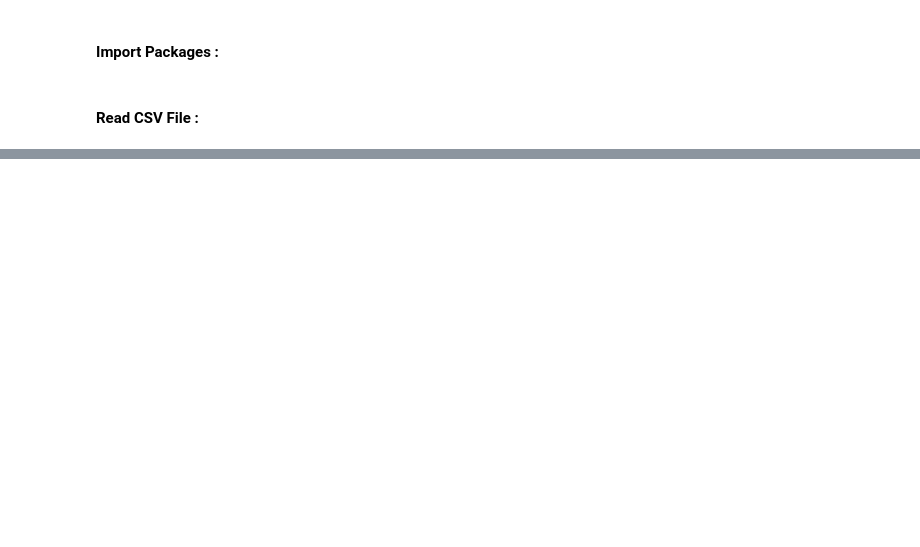
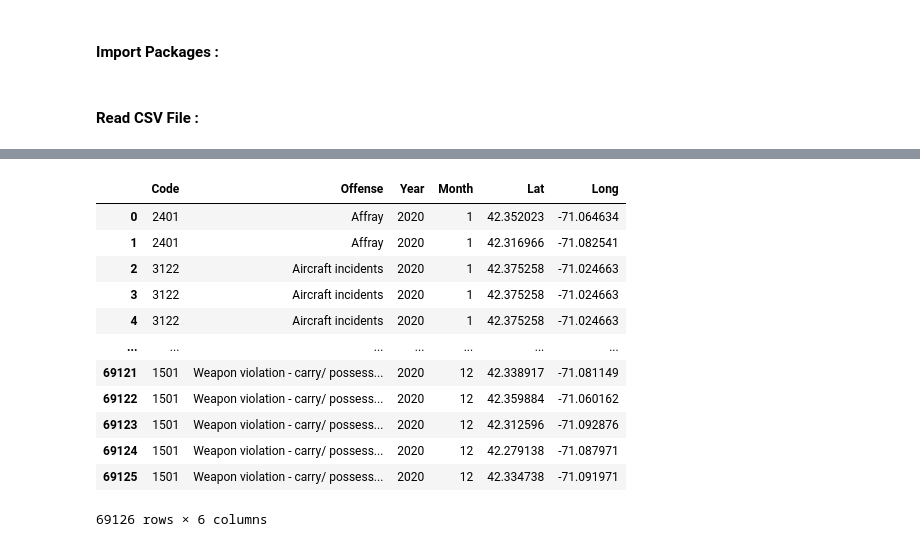
Before and after one commit to Abjt03/Crime-Detection-Data-Science, a Jupyter notebook: Crime Project/My DS Project.ipynb, the cells around one changed output, grey strips where cells are left out. Drawn from its saved outputs; the diff is of its cells as text; code cells hidden in the pictures; blank space fills up the shorter version.

```diff
--- a/Crime Project/My DS Project.ipynb
+++ b/Crime Project/My DS Project.ipynb
@@ -94,0 +167,23 @@ larceny
+# %%
+query = '''
+SELECT *
+FROM Clean_Boston_Crime_Data
+WHERE Year = 2020
+ORDER BY Month, Offense
+'''
+Crime_20 = mysql(query)
+Crime_20
+# %% [output]
+|  | Code | Offense | Year | Month | Lat | Long |
+| 0 | 2401 | Affray | 2020 | 1 | 42.352023 | -71.064634 |
+| 1 | 2401 | Affray | 2020 | 1 | 42.316966 | -71.082541 |
+| 2 | 3122 | Aircraft incidents | 2020 | 1 | 42.375258 | -71.024663 |
+| 3 | 3122 | Aircraft incidents | 2020 | 1 | 42.375258 | -71.024663 |
+| 4 | 3122 | Aircraft incidents | 2020 | 1 | 42.375258 | -71.024663 |
+| ... | ... | ... | ... | ... | ... | ... |
+| 69121 | 1501 | Weapon violation - carry/ possess... | 2020 | 12 | 42.338917 | -71.081149 |
+| 69122 | 1501 | Weapon violation - carry/ possess... | 2020 | 12 | 42.359884 | -71.060162 |
+| 69123 | 1501 | Weapon violation - carry/ possess... | 2020 | 12 | 42.312596 | -71.092876 |
+| 69124 | 1501 | Weapon violation - carry/ possess... | 2020 | 12 | 42.279138 | -71.087971 |
+| 69125 | 1501 | Weapon violation - carry/ possess... | 2020 | 12 | 42.334738 | -71.091971 |
+69126 rows × 6 columns
```
Also changed, not shown: parts of 20 cells of this notebook.
